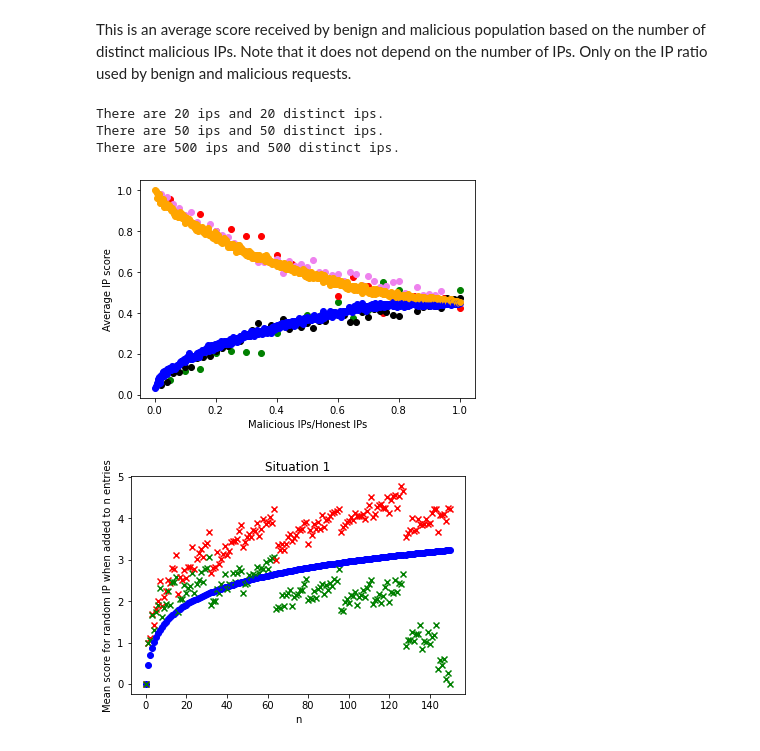
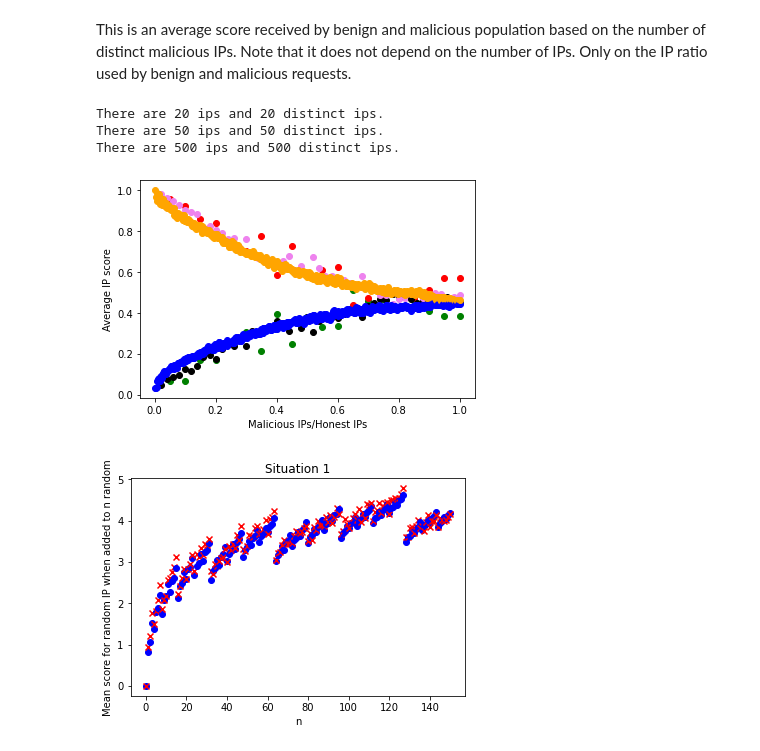
Before and after one commit to datahop/p2p-service-discovery, a Jupyter notebook: service-discovery/simulator_python/ip_score_problem.ipynb, the cells around one changed output. Drawn from its saved outputs; the diff is of its cells as text; code cells hidden in the pictures.

Commit message:
combine IP score in the main formula

```diff
--- a/service-discovery/simulator_python/ip_score_problem.ipynb
+++ b/service-discovery/simulator_python/ip_score_problem.ipynb
@@ -112,7 +112,7 @@ counter = 0
 good_scores = []
 
 for ip in ips:
-    score,_ = tree.add(ip)
+    score,_,_ = tree.add(ip)
     good_scores.append(score)
     ax.scatter(counter, score, label='score2, benign', color='blue', marker='x')
 
@@ -147,11 +147,11 @@ good_scores = []
 bad_scores = []
 
 for ip in ips:
-    score,_ = tree.add(ip)
+    score,_,_ = tree.add(ip)
     good_scores.append(score)
     ax.scatter(2*counter, score, label='benign', color='green', marker='x')
 
-    score,_ = tree.add(malicious_ips[counter % len(malicious_ips)])
+    score,_,_ = tree.add(malicious_ips[counter % len(malicious_ips)])
     bad_scores.append(score)
     ax.scatter(2*counter + 1, score, label='malicious', color='red', marker='x')
     counter += 1
@@ -185,11 +185,11 @@ good_scores = []
 bad_scores = []
 
 for ip in ips:
-    score,_ = tree.add(ip)
+    score,_,_ = tree.add(ip)
     good_scores.append(score)
     ax.scatter(2*counter, score, label='benign', color='green', marker='x')
 
-    score,_ = tree.add(malicious_ips[counter % len(malicious_ips)])
+    score,_,_ = tree.add(malicious_ips[counter % len(malicious_ips)])
     bad_scores.append(score)
     ax.scatter(2*counter + 1, score, label='malicious', color='red', marker='x')
     counter += 1
@@ -227,7 +227,7 @@ good_scores = []
 
 for i in range(0, 10):
     ip = ips[i % len(ips)]
-    score,_ = tree.add(ip)
+    score,_,_ = tree.add(ip)
     good_scores.append(score)
     ax.scatter(counter, score, label='score2, benign', color='blue', marker='x')
 
@@ -257,21 +257,19 @@ def compare_average_score(ip_num, ax, benign_color, malicious_color):
     x, y_good, y_malicious = [], [], []
     for malicious_ips_num in range(1, len(ips)+1):
         tree = TreeMichal()
-        scores = []
         counter = 0
         good_scores = []
         bad_scores = []
-        ratio = len(ips)/malicious_ips_num
         malicious_ips = set()
         while(len(malicious_ips) < malicious_ips_num):
             malicious_ips.add(ips[random.randint(0, len(ips)-1)])
         malicious_ips = list(malicious_ips)
 
         for ip in ips:
-            score,_ = tree.add(ip)
+            score,_,_ = tree.add(ip)
             good_scores.append(score)
 
-            score,_ = tree.add(malicious_ips[counter % len(malicious_ips)])
+            score,_,_ = tree.add(malicious_ips[counter % len(malicious_ips)])
             bad_scores.append(score)
             counter += 1
 
@@ -297,53 +295,60 @@ plt.show()
 There are 20 ips and 20 distinct ips.
 There are 50 ips and 50 distinct ips.
 There are 500 ips and 500 distinct ips.
-[figure, old version]
+[figure, new version]
 # %%
 import scipy.special
 import matplotlib.pyplot as plt
 import random
 
-def P_balanced(n):
-    return scipy.special.comb(n, n/2) / 2**n
+#def P_balanced(n):
+#    return scipy.special.comb(n, n/2) / 2**n
+
+#def situation1_old(n):
+#    result = 0
+#    for i in range(0, 32):
+#        m = n / 2**i
+#        result += 0.5 * (1-P_balanced(m))
+#    return result
 
 def situation1(n):
-    result = 16
-    for i in range(0, 32):
-        result -= P_balanced(n / 2**i) / 2
+    result = 0
+    for i in range(1, 33):
+        m = n / 2**(i-1)
+        s = 0
+        for j in range(int(m/2+1),int(m+1)):
+            s += scipy.special.comb(m,j) / 2**m
+        s += 1
+        for j in range(0,int(m/2)+1):
+            s -= scipy.special.comb(m,j) / 2**m
+        result += s/2
     return result
 
 fig = plt.figure()
 ax = fig.add_subplot()
 
 random.seed()
 
 number_of_runs = 1000
 max_n = 150
 
-scores = [ [] for n in range(0,max_n+1) ]
-scores_ideal = [ [] for n in range(0,max_n+1) ]
+scores = [ 0 for n in range(0,max_n+1) ]
 
 for run in range(0,number_of_runs):
     # Repeat the experiment
     tree = TreeMichal()
-    tree_ideal = TreeMichal()
-    ips = generate_IPs(max_n+1)
     for n in range(0, max_n+1):
-        ip_score, _ = tree.add(str(random.randint(0,255))+"."+str(random.randint(0,255))+"."+str(random.randint(0,255))+"."+str(random.randint(0,255)))
-        scores[n].append(ip_score*32)
-        ip_score, _ = tree_ideal.add(ips.pop(random.randint(0, len(ips)-1)))
-        scores_ideal[n].append(ip_score*32)
-
+        ip_score, _, _ = tree.add(str(random.randint(0,255))+"."+str(random.randint(0,255))+"."+str(random.randint(0,255))+"."+str(random.randint(0,255)))
+        scores[n] += ip_score*32
 
 for n in range(0, max_n+1):
     ax.scatter(n, situation1(n), label='situation1', color='blue', marker='o')
-    # Take the average of that the runs for that n
-    ax.scatter(n,sum(scores[n])/len(scores[n]), label='empirical', color='red', marker='x')
-    ax.scatter(n,sum(scores_ideal[n])/len(scores_ideal[n]), label='empirical_ideal', color='green', marker='x')
+    # Take the average of the runs for that n
+    ax.scatter(n, scores[n]/number_of_runs, label='empirical', color='red', marker='x')
 
 ax.set_xlabel('n')
-ax.set_ylabel('Mean score for random IP when added to n entries')
+ax.set_ylabel('Mean score for random IP when added to n random')
 ax.set_title("Situation 1")
 plt.show()
 # %% [output]
-[figure, old version]
+[figure, new version]
```
Also changed, not shown: parts of 8 cells of this notebook, 5 other files.
